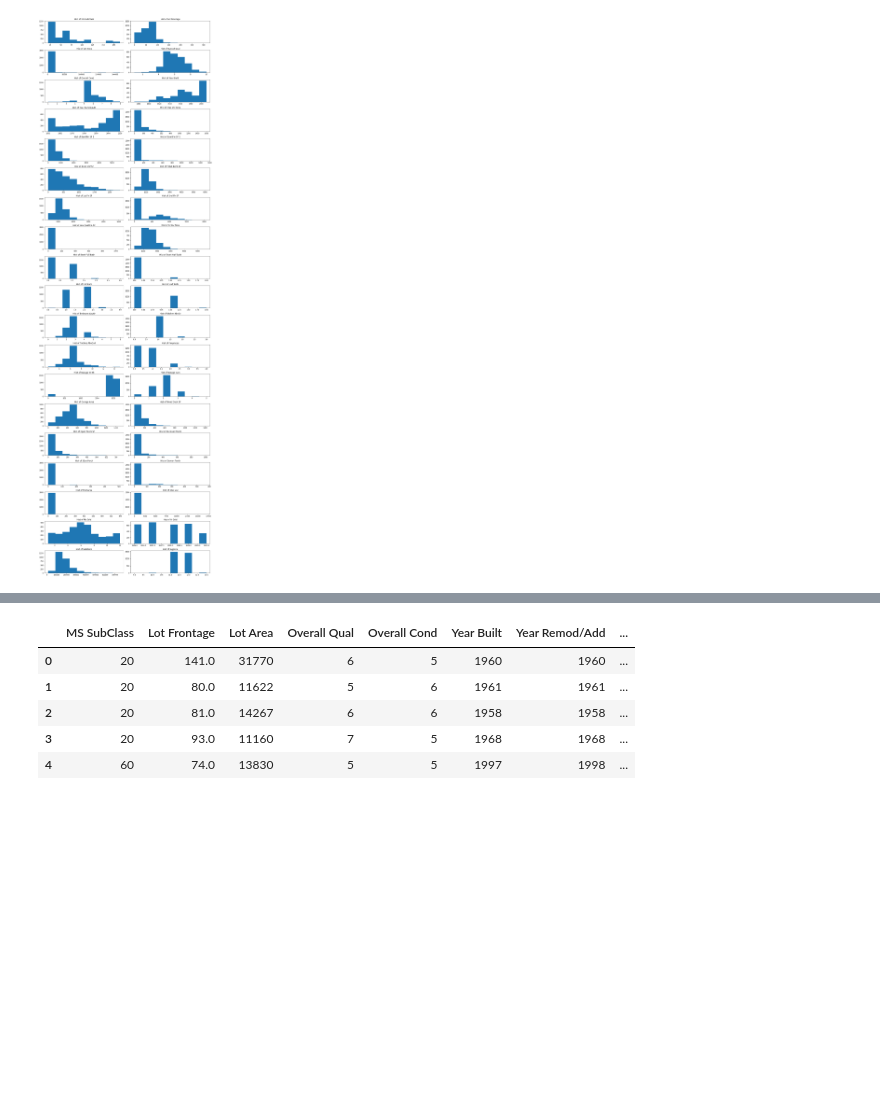
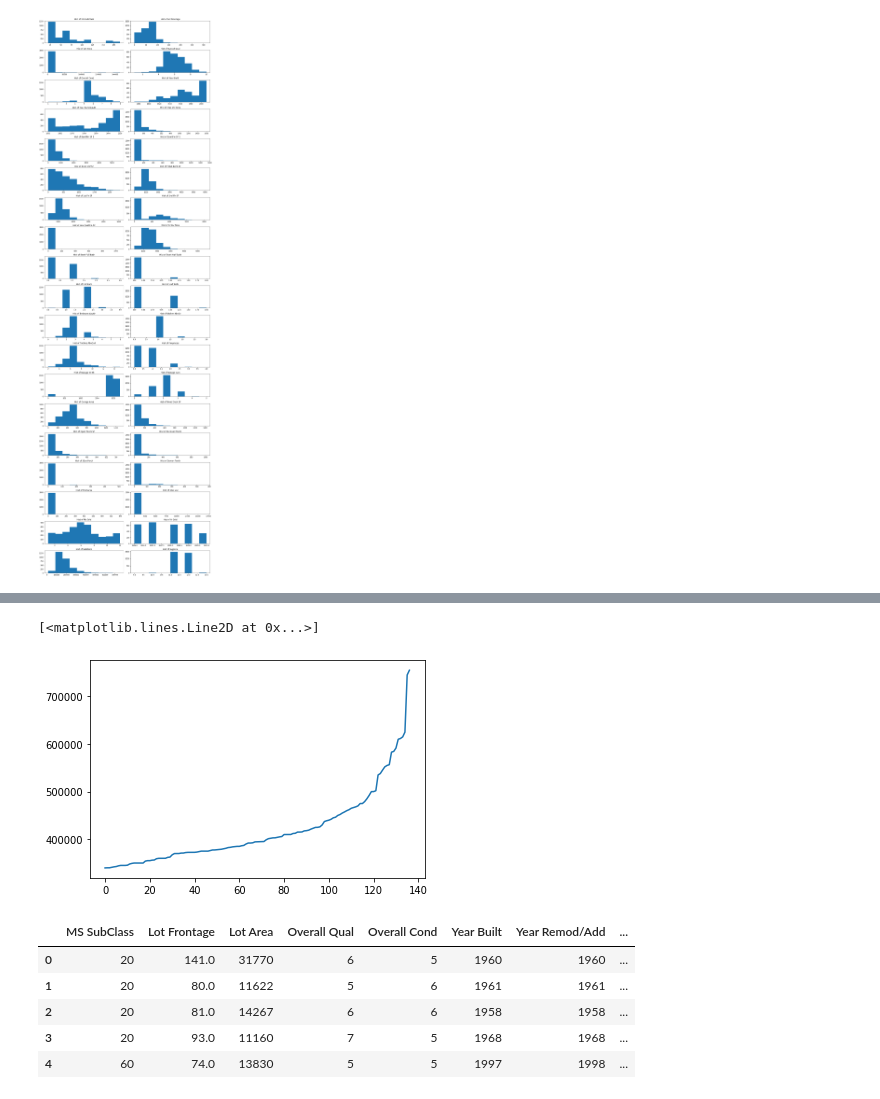
Before and after one commit to scottkds/Ames_Houses, a Jupyter notebook: Ames_House_Prices.ipynb, the cells around one changed output, grey strips where cells are left out. Saved outputs shown, nothing was run; the diff lists cells and outputs as text; code cells hidden in the pictures; blank space fills up the shorter version.

```diff
--- a/Ames_House_Prices.ipynb
+++ b/Ames_House_Prices.ipynb
@@ -95,3 +107,9 @@ plt.plot(np.arange(1, len(hp['SalePrice'])+1), hp['SalePrice'].sort_values())
+# %%
+outliers = hp[hp['SalePrice'] >= high_outlier]
+plt.plot(np.arange(0, len(outliers)), outliers['SalePrice'].sort_values())
+# %% [output]
+[<matplotlib.lines.Line2D at 0x...>]
+[figure, added]
 # %%
 hp[numeric_columns].head()
 # %% [output]
```
Also changed, not shown: parts of 7 cells of this notebook.
